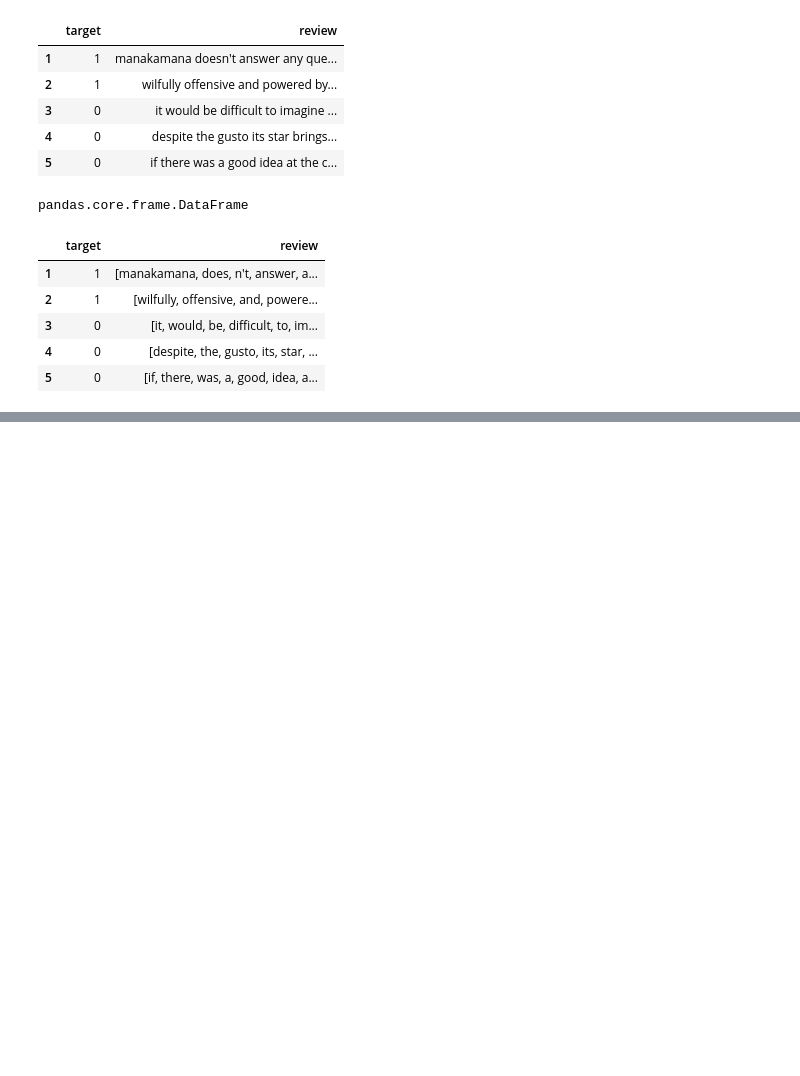
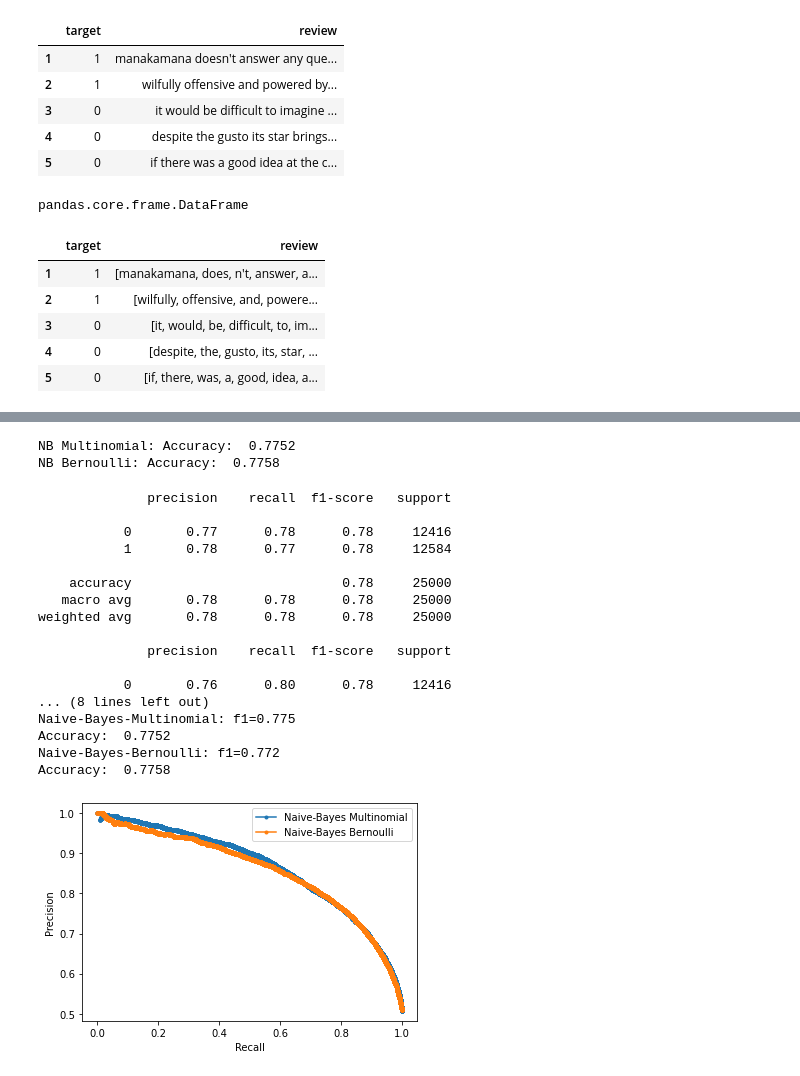
Before and after one commit to thomassheboy/CS254-FinalProject, a Jupyter notebook: ProjectDataImport.ipynb, the cells around one changed output, grey strips where cells are left out. Drawn from its saved outputs; the diff is of its cells as text; code cells hidden in the pictures; blank space fills up the shorter version.

```diff
--- a/ProjectDataImport.ipynb
+++ b/ProjectDataImport.ipynb
@@ -196,10 +199,6 @@ print(train_x_Tfidf)
 # First Attempt at classifier is Naive Bays
 nbm = naive_bayes.MultinomialNB()
 nbm.fit(train_x_Tfidf, train_y)
-
-#Gaussian Naive Bayes
-nbg = naive_bayes.GaussianNB()
-#nbg.fit(train_x_Tfidf.toarray(), train_y)
 
 #Bernoulli Naive Bayes
 nbb = naive_bayes.BernoulliNB()
@@ -207,80 +206,91 @@ nbb.fit(train_x_Tfidf, train_y)
 
 # predict the target on validation data
 pred_nbm = nbm.predict(test_x_Tfidf)
-#pred_nbg = nbg.predict(test_x_Tfidf.toarray())
 pred_nbb = nbb.predict(test_x_Tfidf)
 
 # output accuracy just to show it works
 print("NB Multinomial: Accuracy: ", accuracy_score(pred_nbm, test_y))
-#print("NB Gaussian: Accuracy: ", accuracy_score(pred_nbg, test_y))
 print("NB Bernoulli: Accuracy: ", accuracy_score(pred_nbb, test_y))
 
-svm = SVC(probability=True)
-svm.fit(train_x_Tfidf, train_y)
-pred_svm = svm.predict(test_x_Tfidf)
-print("SVM: Accuracy: ", accuracy_score(pred_svm, test_y))
+#svm = SVC(probability=True)
+#svm.fit(train_x_Tfidf, train_y)
+#pred_svm = svm.predict(test_x_Tfidf)
+#print("SVM: Accuracy: ", accuracy_score(pred_svm, test_y))
+# %% [output]
+NB Multinomial: Accuracy:  0.7752
+NB Bernoulli: Accuracy:  0.7758
 # %%
 #Analysis
 
 #Predict Probability
 nbm_probs = nbm.predict_proba(test_x_Tfidf)
 nbm_probs = nbm_probs[:,1]
-#nbg_probs = nbg.predict_proba(test_x_Tfidf.toarray())
-#nbg_probs = nbg_probs[:,1]
 nbb_probs = nbb.predict_proba(test_x_Tfidf)
 nbb_probs = nbb_probs[:,1]
-svm_probs = svm.predict_proba(test_x_Tfidf)
-svm_probs = svm_probs[:,1]
+#svm_probs = svm.predict_proba(test_x_Tfidf)
+#svm_probs = svm_probs[:,1]
 
 #Classification Report
 print(classification_report(test_y, pred_nbm, labels=[0,1]))
-#print(classification_report(test_y, pred_nbg, labels=[0,1]))
 print(classification_report(test_y, pred_nbb, labels=[0,1]))
-print(classification_report(test_y, pred_svm, labels=[0,1]))
+#print(classification_report(test_y, pred_svm, labels=[0,1]))
 
 #Calculate precision-recall
 precision_nbm, recall_nbm, thresholds_nbm = precision_recall_curve(test_y, nbm_probs)
-#precision_nbg, recall_nbg, thresholds_nbg = precision_recall_curve(test_y, nbg_probs)
 precision_nbb, recall_nbb, thresholds_nbb = precision_recall_curve(test_y, nbb_probs)
-precision_svm, recall_svm, thresholds_svm = precision_recall_curve(test_y, svm_probs)
+#precision_svm, recall_svm, thresholds_svm = precision_recall_curve(test_y, svm_probs)
 
 #Calculate F1
 f1_nbm = f1_score(test_y, pred_nbm)
-#f1_nbg = f1_score(test_y, pred_nbg)
 f1_nbb = f1_score(test_y, pred_nbb)
-f1_svm = f1_score(test_y, pred_svm)
+#f1_svm = f1_score(test_y, pred_svm)
 
 #Calculate precision recal auc
 # auc_nb = auc(recall_nb, precision_nb)
 # auc_svm = auc(recall_svm, precision_svm)
 
 # summarize scores
 print("Test Split: ", test_s)
 print("Max Features: ", max_f)
 print('Naive-Bayes-Multinomial: f1=%.3f' % (f1_nbm))
 print("Accuracy: ", accuracy_score(pred_nbm, test_y))
-#print('Naive-Bayes-Gaussian: f1=%.3f' % (f1_nbg))
-#print("Accuracy: ", accuracy_score(pred_nbg, test_y))
 print('Naive-Bayes-Bernoulli: f1=%.3f' % (f1_nbb))
 print("Accuracy: ", accuracy_score(pred_nbb, test_y))
-print('Support Vector Machine: f1=%.3f' % (f1_svm))
-print("Accuracy: ", accuracy_score(pred_svm, test_y))
+#print('Support Vector Machine: f1=%.3f' % (f1_svm))
+#print("Accuracy: ", accuracy_score(pred_svm, test_y))
 
 
 # plot the precision-recall curves
 no_skill = len(test_y[test_y==1]) / len(test_y)
-pyplot.plot([0, 1], [no_skill, no_skill], linestyle='--', label='No Skill')
 pyplot.plot(recall_nbm, precision_nbm, marker='.', label='Naive-Bayes Multinomial')
-#pyplot.plot(recall_nbg, precision_nbg, marker='.', label='Naive-Bayes Gaussian')
 pyplot.plot(recall_nbb, precision_nbb, marker='.', label='Naive-Bayes Bernoulli')
-pyplot.plot(recall_svm, precision_svm, marker='.', label='SVM')
+#pyplot.plot(recall_svm, precision_svm, marker='.', label='SVM')
 
 # axis labels
 pyplot.xlabel('Recall')
 pyplot.ylabel('Precision')
 
 # show the legend
 pyplot.legend()
 
 # show the plot
 pyplot.show()
+# %% [output]
+              precision    recall  f1-score   support
+
+           0       0.77      0.78      0.78     12416
+           1       0.78      0.77      0.78     12584
+
+    accuracy                           0.78     25000
+   macro avg       0.78      0.78      0.78     25000
+weighted avg       0.78      0.78      0.78     25000
+
+              precision    recall  f1-score   support
+
+           0       0.76      0.80      0.78     12416
+... (8 lines left out)
+Naive-Bayes-Multinomial: f1=0.775
+Accuracy:  0.7752
+Naive-Bayes-Bernoulli: f1=0.772
+Accuracy:  0.7758
+[figure, added]
```
Also changed, not shown: parts of 11 cells of this notebook.
